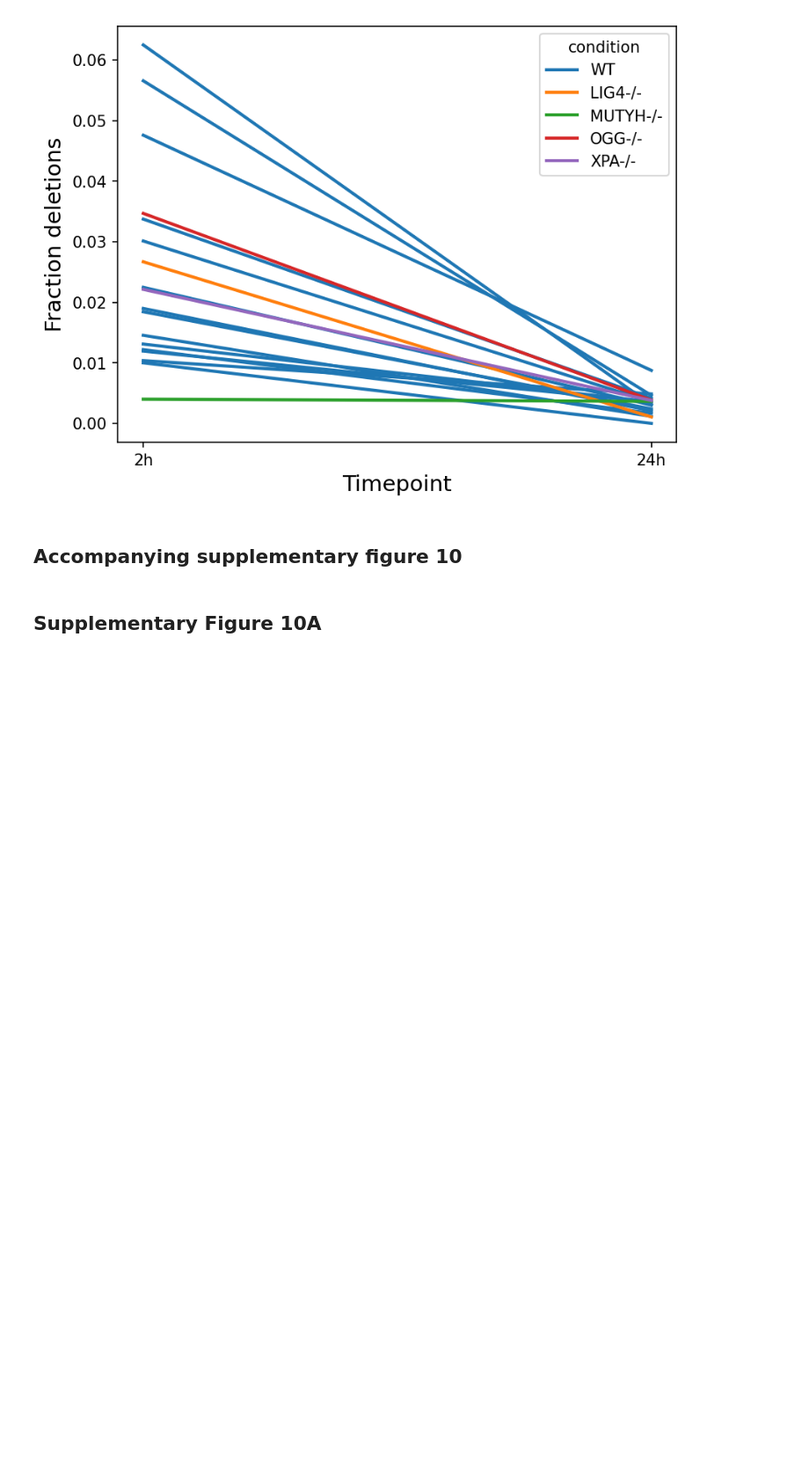
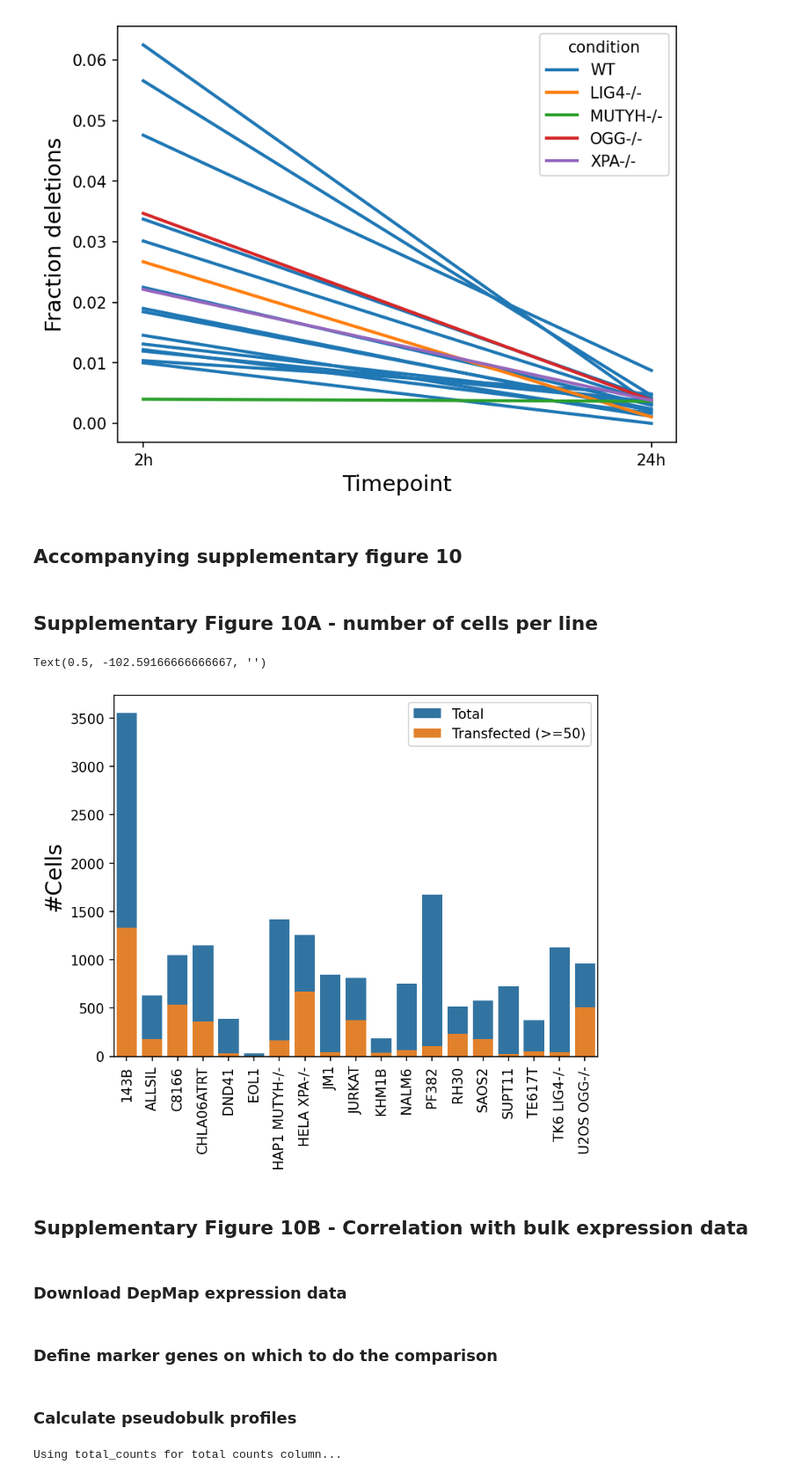
Before and after one commit to getzlab/HCRseq_manuscript_2026, a Jupyter notebook: figures/Figure5.ipynb, the cells around one changed output. Shown at 88% size. Cells and saved outputs as stored; diff of their text form; code cells hidden in the pictures; blank space fills up the shorter version.

Commit message:
Added Sup figure 10

```diff
--- a/figures/Figure5.ipynb
+++ b/figures/Figure5.ipynb
@@ -229,4 +229,24 @@ plt.savefig('pdf/figure5h_scrna_ber_deletions.pdf')
 # %% [markdown]
 ## Accompanying supplementary figure 10
 # %% [markdown]
-## Supplementary Figure 10A
+## Supplementary Figure 10A - number of cells per line
+# %%
+ct1 = adata.obs['label'].value_counts()
+ct2 = adata.obs.loc[adata.obs['transfected'],'label'].value_counts()
+
+sns.barplot(x=ct1.index,y=ct1,label='Total')
+sns.barplot(x=ct2.index,y=ct2,label='Transfected (>=50)')
+
+plt.xticks(rotation=90);
+
+plt.ylabel('#Cells')
+
+plt.savefig('pdf/supplementary_fig_10a.pdf',bbox_inches='tight')
+plt.xlabel('')
+# %% [output]
+Text(0.5, -102.59166666666667, '')
+[figure, added]
+# %% [markdown]
+## Supplementary Figure 10B - Correlation with bulk expression data
+# %% [markdown]
+### Download DepMap expression data
@@ -232,0 +269,2 @@ plt.savefig('pdf/figure5h_scrna_ber_deletions.pdf')
+# %% [markdown]
+### Define marker genes on which to do the comparison
@@ -232,0 +279,7 @@ plt.savefig('pdf/figure5h_scrna_ber_deletions.pdf')
+# %% [markdown]
+### Calculate pseudobulk profiles
+# %%
+from ggsc.pseudobulk import calc_pseudobulk_tpm
+X_scRNA = calc_pseudobulk_tpm(adata,'cell_line',genes=markers)
+# %% [output]
+Using total_counts for total counts column...
```
Also changed, not shown: parts of 23 cells of this notebook, 6 other files.
